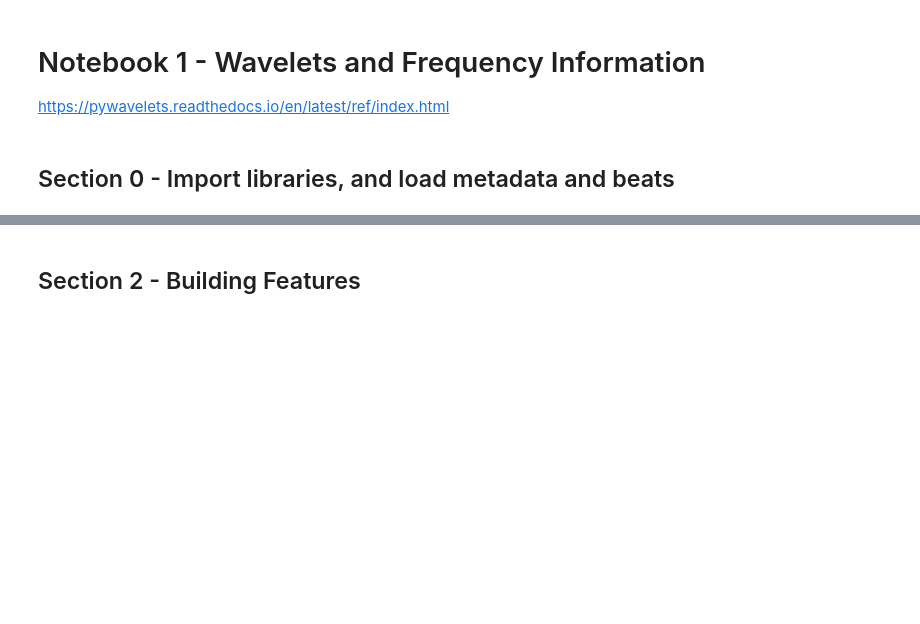
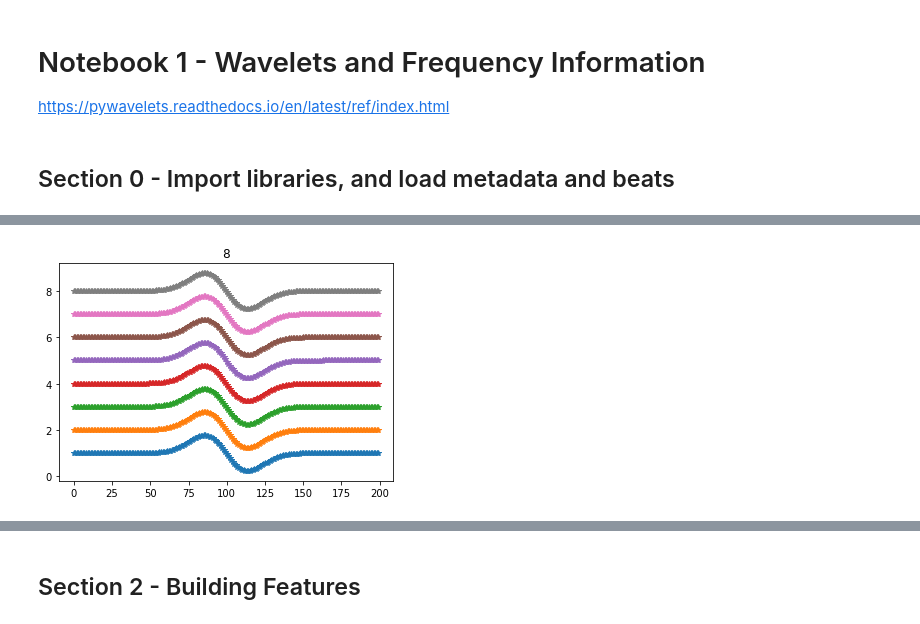
Before and after one commit to cx1111/beat-classifier, a Jupyter notebook: analysis/1-wavelets.ipynb, the cells around one changed output, grey strips where cells are left out. Drawn from its saved outputs; the diff is of its cells as text; code cells hidden in the pictures; blank space fills up the shorter version.

Commit message:
organizing wavelet purpose

```diff
--- a/analysis/1-wavelets.ipynb
+++ b/analysis/1-wavelets.ipynb
@@ -93,6 +188,8 @@ help(wavelet.wavefun)
 # %%
 wavelet = pywt.ContinuousWavelet('gaus1')
-plt.figure()
-plt.plot(wavelet.wavefun()[0])
-plt.title('gaus1')
+for level in range(1, 9):
+    plt.plot(wavelet.wavefun(length=200)[0] + level, '*')
+    plt.title(str(level))
 plt.show()
+# %% [output]
+[figure, added]
```
Also changed, not shown: parts of 24 cells of this notebook.
